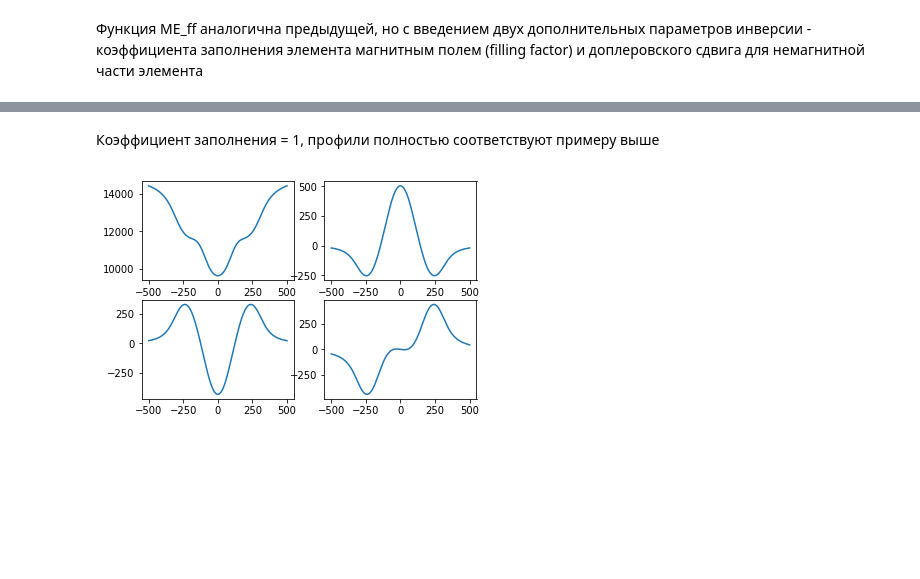
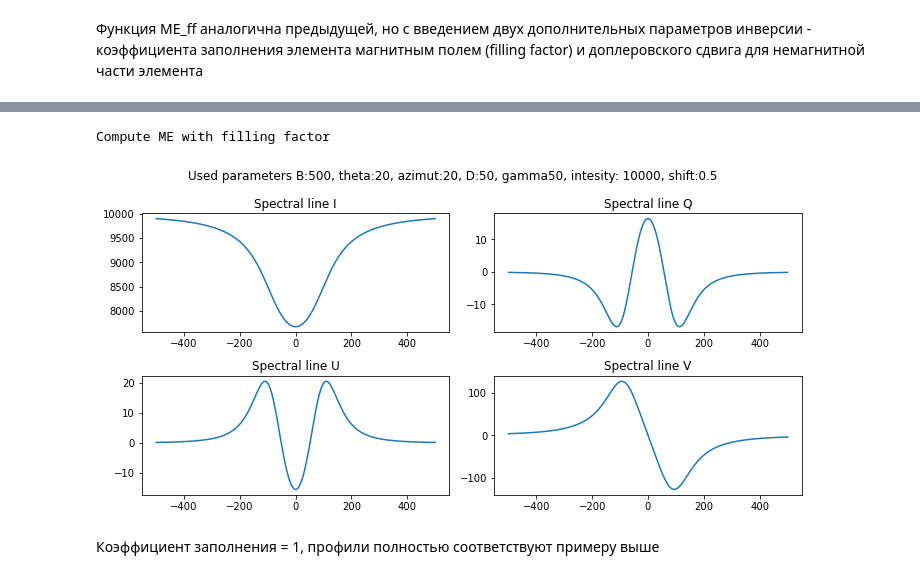
Before and after one commit to andreiplotnikov/ME, a Jupyter notebook: description.ipynb, the cells around one changed output, grey strips where cells are left out. Drawn from its saved outputs; the diff is of its cells as text; code cells hidden in the pictures; blank space fills up the shorter version.

```diff
--- a/description.ipynb
+++ b/description.ipynb
@@ -135,25 +79,9 @@ plt.show()
+# %%
+l_v = [6302.5, 2.5, 1]
+p_v = [500, 20, 20, 50, 50, 10, 10000, 0.5, 0, 1, 0]
+_ = plot_lines(p_v,ff=True)
+# %% [output]
+Compute ME with filling factor
+[figure, added]
 # %% [markdown]
 Коэффициент заполнения = 1, профили полностью соответствуют примеру выше
-# %%
-l_v = [6302.5, 2.5, 1]
-p_v = [500, 20, 20, 50, 50, 10, 10000, 0.5, 0, 0.5, 0]
-I = list(ME.ME_ff(l_v, p_v, xx[i])[0] for i in range(len(xx)))
-Q = list(ME.ME_ff(l_v, p_v, xx[i])[1] for i in range(len(xx)))
-U = list(ME.ME_ff(l_v, p_v, xx[i])[2] for i in range(len(xx)))
-V = list(ME.ME_ff(l_v, p_v, xx[i])[3] for i in range(len(xx)))
-
-plt.subplot(221)
-plt.plot(xx, I)
-
-plt.subplot(222)
-plt.plot(xx, Q)
-
-plt.subplot(223)
-plt.plot(xx, U)
-
-plt.subplot(224)
-plt.plot(xx, V)
-
-plt.show()
-# %% [output]
-[figure, removed]
```
Also changed, not shown: parts of 29 cells of this notebook, 3 other files.
